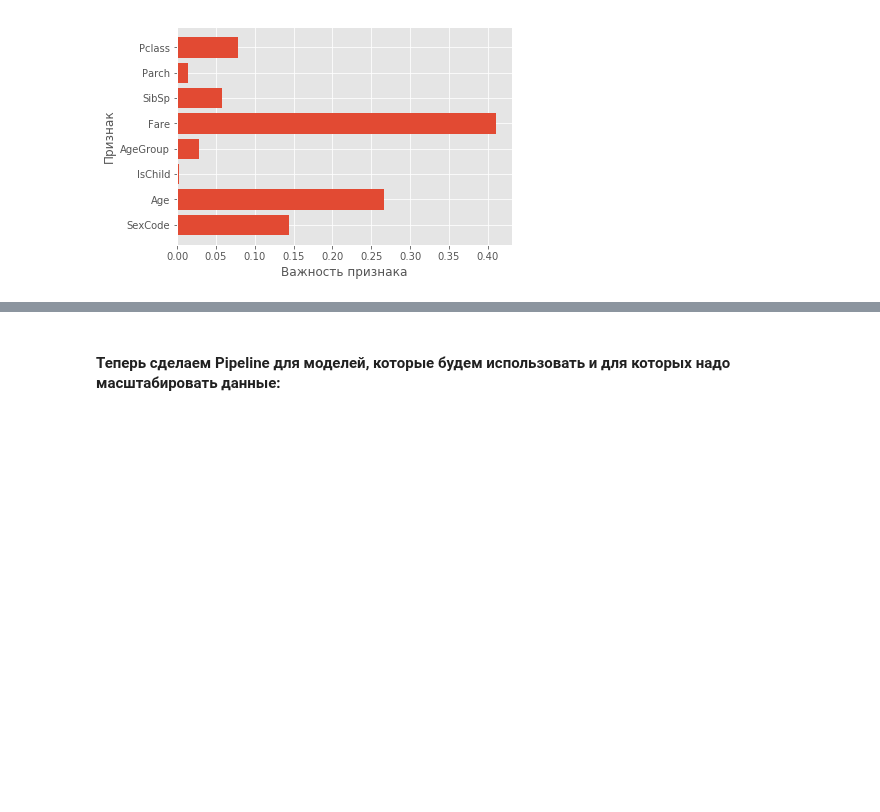
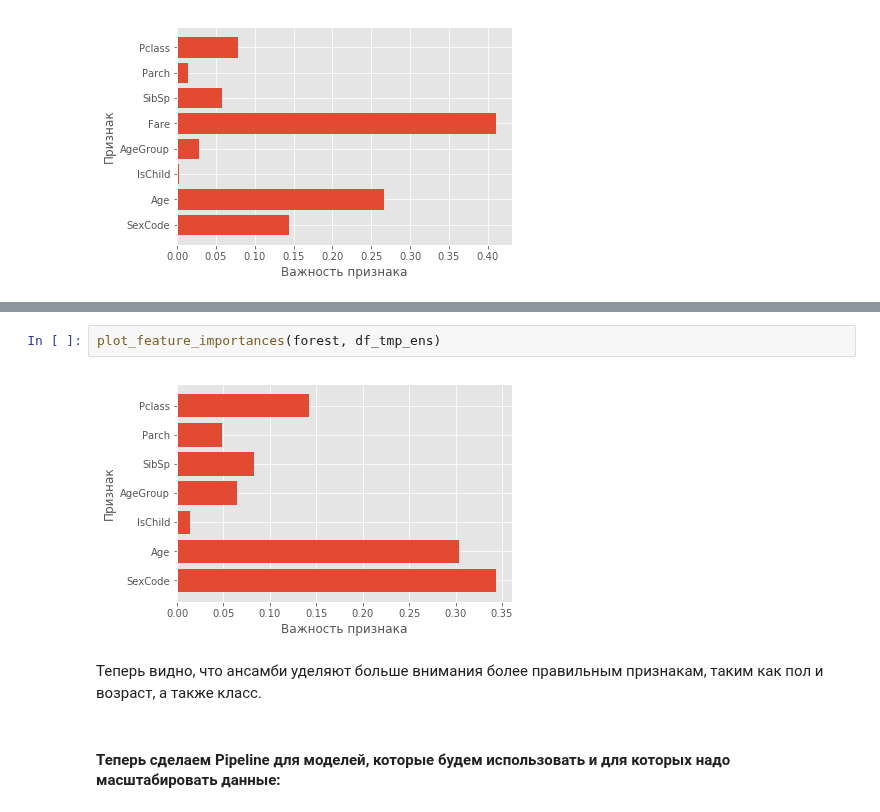
Before and after one commit to AndrewLrrr/otus-big-data, a Jupyter notebook: hw5/Titanic.ipynb, the cells around one changed output, grey strips where cells are left out. Saved outputs shown, nothing was run; the diff lists cells and outputs as text; blank space fills up the shorter version.

```diff
--- a/hw5/Titanic.ipynb
+++ b/hw5/Titanic.ipynb
@@ -487,3 +542,9 @@ plot_feature_importances(gbrt, df_tmp)
+# %%
+plot_feature_importances(forest, df_tmp_ens)
+# %% [output]
+[figure, added]
+# %% [markdown]
+Теперь видно, что ансамби уделяют больше внимания более правильным признакам, таким как пол и возраст, а также класс.
 # %% [markdown]
 #### Теперь сделаем Pipeline для моделей, которые будем использовать и для которых надо масштабировать данные:
 # %%
```
Also changed, not shown: parts of 22 cells of this notebook, 1 other file.
